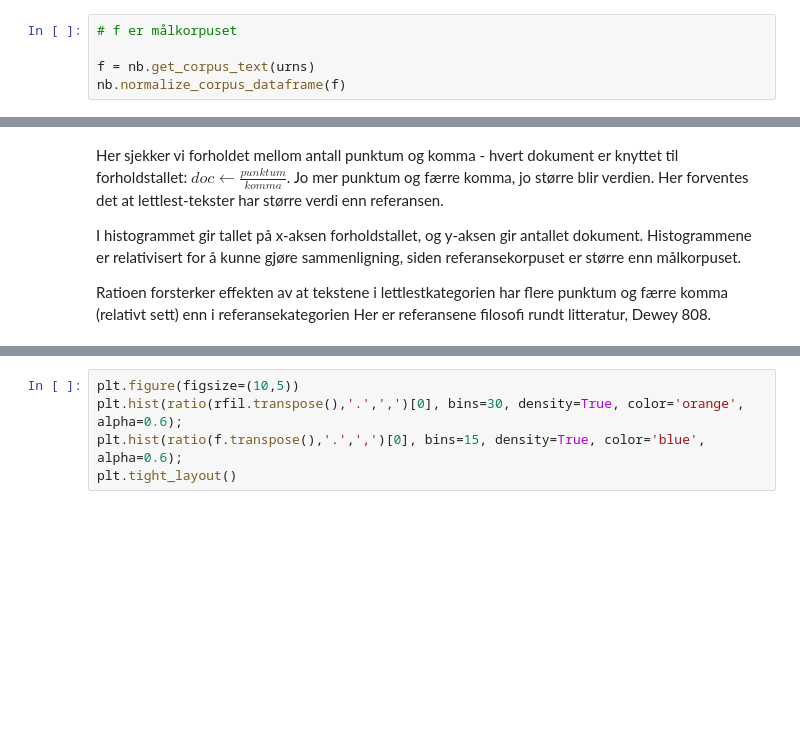
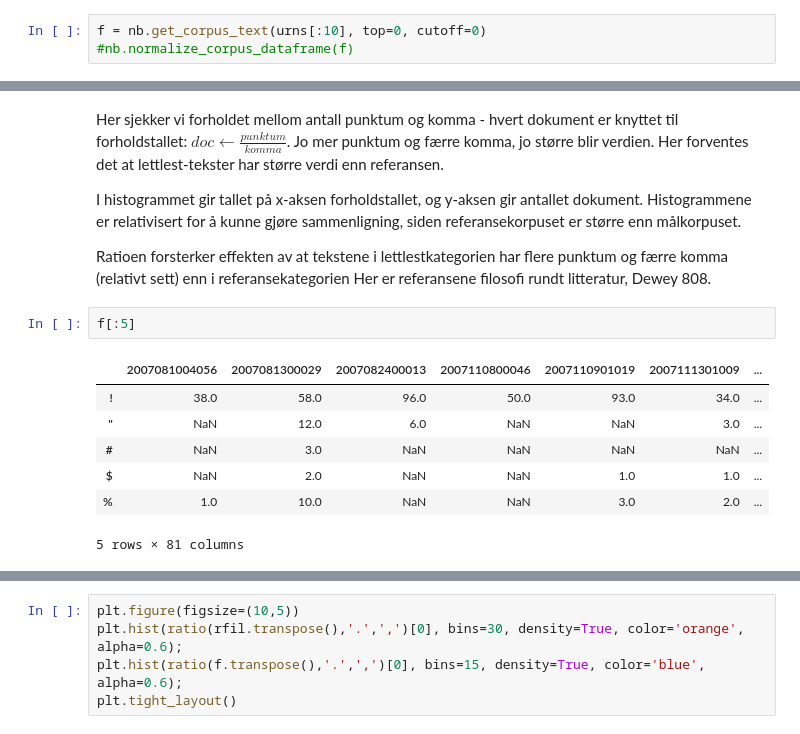
Before and after one commit to Yoonsen/CompareCorpus_easyread, a Jupyter notebook: Compare_corpora_from_urn-ttr.ipynb, the cells around one changed output, grey strips where cells are left out. Saved outputs shown, nothing was run; the diff lists cells and outputs as text; blank space fills up the shorter version.

```diff
--- a/Compare_corpora_from_urn.ipynb
+++ b/Compare_corpora_from_urn-ttr.ipynb
@@ -29,5 +47,3 @@ WebDewey ligger [her](http://deweysearchno.pansoft.de/webdeweysearch/executeSear
 # %%
-# f er målkorpuset
-
-f = nb.get_corpus_text(urns)
-nb.normalize_corpus_dataframe(f)
+f = nb.get_corpus_text(urns[:10], top=0, cutoff=0)
+#nb.normalize_corpus_dataframe(f)
@@ -121,3 +90,13 @@ I histogrammet gir tallet på x-aksen forholdstallet, og y-aksen gir antallet do
 Ratioen forsterker effekten av at tekstene i lettlestkategorien
 har flere punktum og færre komma (relativt sett) enn i referansekategorien
 Her er referansene filosofi rundt litteratur, Dewey 808.
+# %%
+f[:5]
+# %% [output]
+|  | 2007081004056 | 2007081300029 | 2007082400013 | 2007110800046 | 2007110901019 | 2007111301009 | ... |
+| ! | 38.0 | 58.0 | 96.0 | 50.0 | 93.0 | 34.0 | ... |
+| " | NaN | 12.0 | 6.0 | NaN | NaN | 3.0 | ... |
+| # | NaN | 3.0 | NaN | NaN | NaN | NaN | ... |
+| $ | NaN | 2.0 | NaN | NaN | 1.0 | 1.0 | ... |
+| % | 1.0 | 10.0 | NaN | NaN | 3.0 | 2.0 | ... |
+5 rows × 81 columns
```
Also changed, not shown: parts of 22 cells of this notebook.
